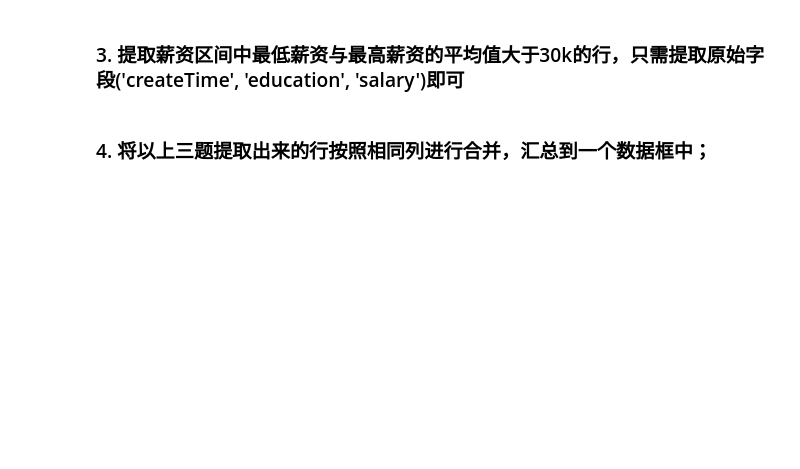
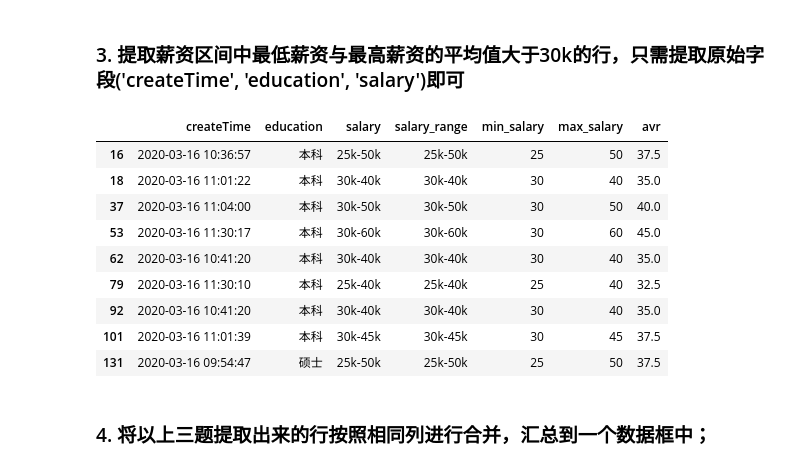
Before and after one commit to ABCDEFGHIJKLMOPQRSTUVWXY/Numpy-Pandas-, a Jupyter notebook: 2/2. 数据框操作与数据提取.ipynb, the cells around one changed output. Saved outputs shown, nothing was run; the diff lists cells and outputs as text; code cells hidden in the pictures; blank space fills up the shorter version.

```diff
--- a/2/2. 数据框操作与数据提取.ipynb
+++ b/2/2. 数据框操作与数据提取.ipynb
@@ -656,7 +659,7 @@ array([[  8],
 # %%
 # 由于随机数的存在会影响最终提交的文件，所以这里重新读取数据
 # 读取pandas120数据文件
-df = pd.read_excel('/home/mw/input/pandas1206855/pandas120.xlsx')
+df = pd.read_excel('pandas120.xlsx')
 df.head()
 # %% [output]
 |  | createTime | education | salary |
@@ -680,3 +713,30 @@ df3 =
+# %%
+# 提取'salary'列中样例为'25k-30k'的数据
+df['salary_range'] = df['salary'].str.extract(r'(\d+k-\d+k)')
+
+# 拆分'salary_range'列为'25k'和'30k'两列数据
+df[['min_salary', 'max_salary']] = df['salary_range'].str.split('-', expand=True)
+
+# 将字符串转换为数值类型
+df['min_salary'] = df['min_salary'].str.extract(r'(\d+)').astype(int)
+df['max_salary'] = df['max_salary'].str.extract(r'(\d+)').astype(int)
+
+# 计算每一行的平均值保存在'avr'列中
+df['avr'] = (df['min_salary'] + df['max_salary']) / 2
+
+df3 = df[df['avr'] > 30]
+df3
+# %% [output]
+|  | createTime | education | salary | salary_range | min_salary | max_salary | avr |
+| 16 | 2020-03-16 10:36:57 | 本科 | 25k-50k | 25k-50k | 25 | 50 | 37.5 |
+| 18 | 2020-03-16 11:01:22 | 本科 | 30k-40k | 30k-40k | 30 | 40 | 35.0 |
+| 37 | 2020-03-16 11:04:00 | 本科 | 30k-50k | 30k-50k | 30 | 50 | 40.0 |
+| 53 | 2020-03-16 11:30:17 | 本科 | 30k-60k | 30k-60k | 30 | 60 | 45.0 |
+| 62 | 2020-03-16 10:41:20 | 本科 | 30k-40k | 30k-40k | 30 | 40 | 35.0 |
+| 79 | 2020-03-16 11:30:10 | 本科 | 25k-40k | 25k-40k | 25 | 40 | 32.5 |
+| 92 | 2020-03-16 10:41:20 | 本科 | 30k-40k | 30k-40k | 30 | 40 | 35.0 |
+| 101 | 2020-03-16 11:01:39 | 本科 | 30k-45k | 30k-45k | 30 | 45 | 37.5 |
+| 131 | 2020-03-16 09:54:47 | 硕士 | 25k-50k | 25k-50k | 25 | 50 | 37.5 |
 # %% [markdown]
 ### 4. 将以上三题提取出来的行按照相同列进行合并，汇总到一个数据框中；
 # %%
```
Also changed, not shown: parts of 8 cells of this notebook, 2 other files.
